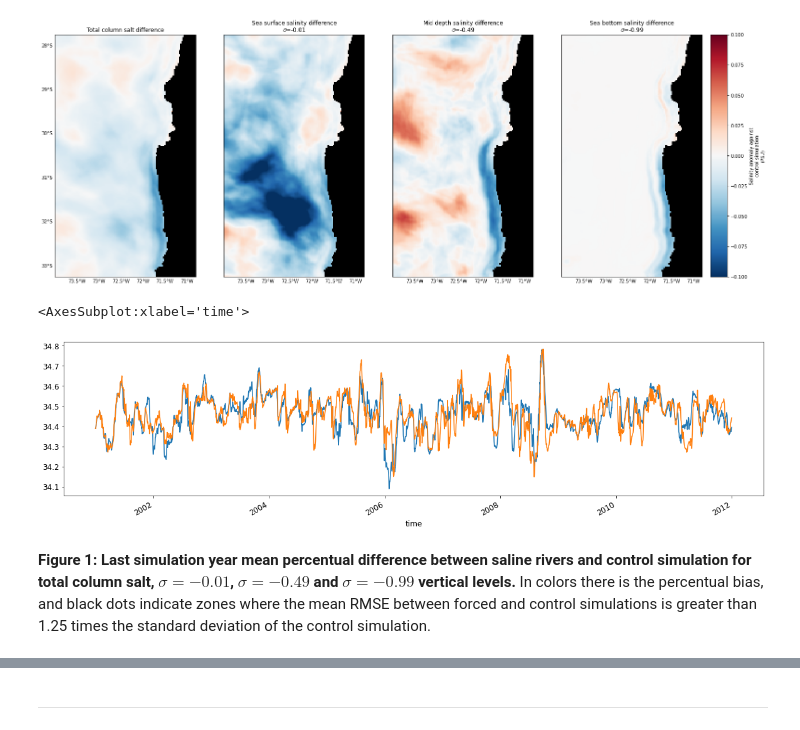
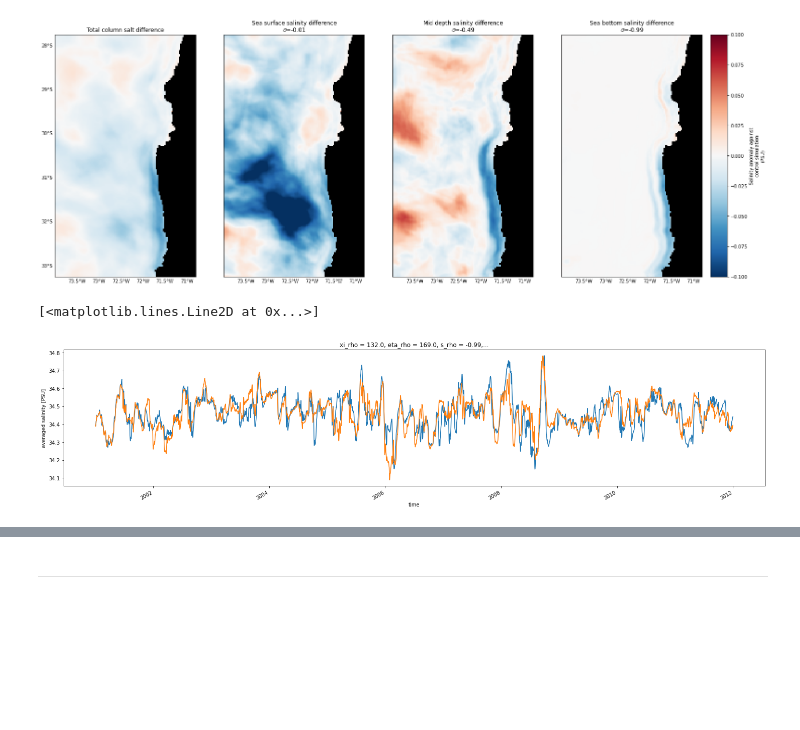
Before and after one commit to lucasglasner/CROCOSIMS, a Jupyter notebook: SIMSEQUIA/analysis_rund0.ipynb, the cells around one changed output, grey strips where cells are left out. Saved outputs shown, nothing was run; the diff lists cells and outputs as text; code cells hidden in the pictures; blank space fills up the shorter version.

```diff
--- a/SIMSEQUIA/analysis_rund0.ipynb
+++ b/SIMSEQUIA/analysis_rund0.ipynb
@@ -46,17 +43,15 @@ gridd0 = xr.open_dataset('data/DESALADORAS_RUND0/crocod0_grd.nc').load()
 # %%
 # Load croco control simulation
 paths   = glob('data/DESALADORAS_RUND0/*avg*')[24:]
-control = xr.open_mfdataset(paths, parallel=True)
+control = xr.open_mfdataset(paths, parallel=True)[['hbl','zeta','u','v','salt','temp']]
 control = center_crocogrid(control, control.keys())
 control = fix_crocotime(control, YORIG='1949-12-31')
-control = control[['hbl','zeta','u','v','salt','temp']]
 # %%
 # Load croco rivers simulation
 paths   = glob('data/DESALADORAS_RUND0_RIOS/*avg*')
-rivers  = xr.open_mfdataset(paths, parallel=True)
+rivers  = xr.open_mfdataset(paths, parallel=True)[['hbl','zeta','u','v','temp','salt']]
 rivers  = center_crocogrid(rivers, rivers.keys())
 rivers  = fix_crocotime(rivers, YORIG='1949-12-31')
-rivers = rivers[['hbl','zeta','u','v','temp','salt']]
 # %%
 gridArea = gridd0.x_rho.differentiate('xi_rho')*gridd0.y_rho.differentiate('eta_rho')
 gridArea = gridArea.load()
@@ -71,6 +66,6 @@ saltrivers_sigma25  = rivers.salt.isel(s_rho=-25).persist()
 # %%
 #Grab salinity near the ocean bottom (last sigma surface)
-saltcontrol_sigma50 = control.salt.isel(s_rho=0).persist()
-saltrivers_sigma50  = rivers.salt.isel(s_rho=0).persist()
+saltcontrol_sigma50 = control.salt.isel(s_rho=0).load()
+saltrivers_sigma50  = rivers.salt.isel(s_rho=0).load()
 # %%
 #Compute accumulated salt along vertical dimension to get a total 2D view
@@ -165,14 +160,12 @@ fig.colorbar(m, cax=cax, label='Salinity anomaly against\ncontrol simulation\n(P
 <matplotlib.colorbar.Colorbar at 0x...>
 [figure]
 # %%
-ts_rivers  = rivers.salt.isel(s_rho=0).sel(eta_rho=169,xi_rho=132).to_series()
-ts_control = control.salt.isel(s_rho=0).sel(eta_rho=169,xi_rho=132).to_series()
+ts_rivers  = saltrivers_sigma50.sel(eta_rho=169,xi_rho=132).load()
+ts_control = saltcontrol_sigma50.sel(eta_rho=169,xi_rho=132).load()
 # %%
-plt.figure(figsize=(20,5))
+plt.figure(figsize=(25,5))
+ts_rivers.plot()
 ts_control.plot()
-ts_rivers.plot()
 # %% [output]
-<AxesSubplot:xlabel='time'>
+[<matplotlib.lines.Line2D at 0x...>]
-[figure, old version]
+[figure, new version]
-# %% [markdown]
-**Figure 1: Last simulation year mean percentual difference between saline rivers and control simulation for total column salt, $\sigma=-0.01$, $\sigma=-0.49$ and $\sigma=-0.99$ vertical levels.** In colors there is the percentual bias, and black dots indicate zones where the mean RMSE between forced and control simulations is greater than 1.25 times the standard deviation of the control simulation.
```
Also changed, not shown: parts of 19 cells of this notebook, 3 other files.
